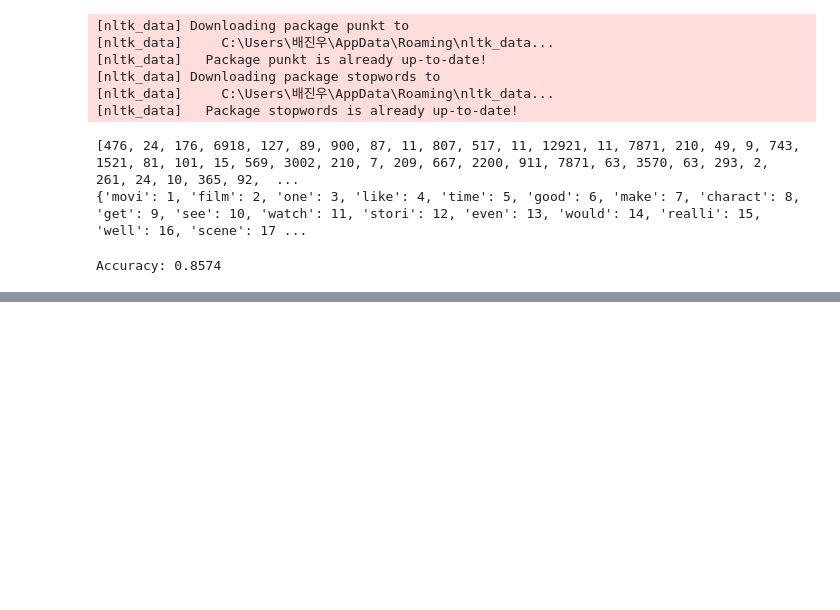
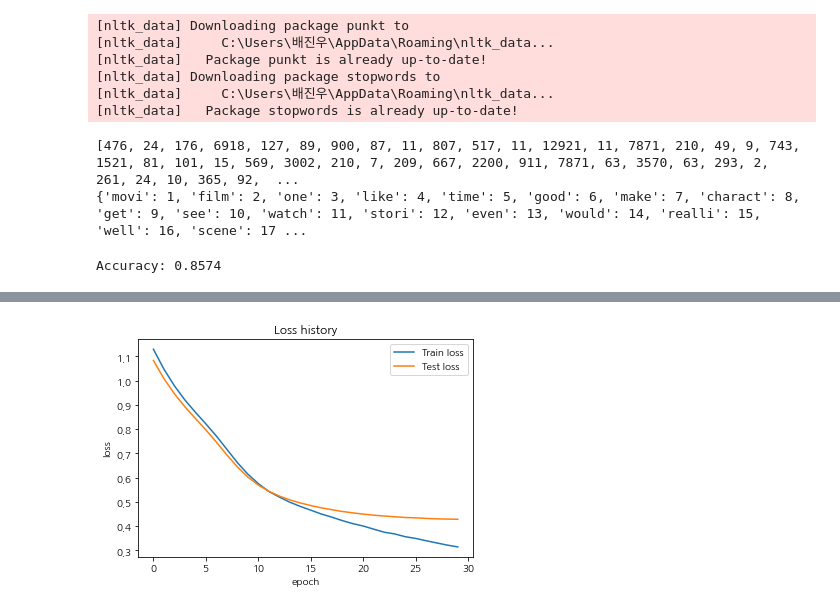
Before and after one commit to bigboom1253/python_note, a Jupyter notebook: 딥러닝/자연어처리 영화리뷰 분석- popcorn.ipynb, the cells around one changed output, grey strips where cells are left out. Saved outputs shown, nothing was run; the diff lists cells and outputs as text; code cells hidden in the pictures; blank space fills up the shorter version.

```diff
--- a/딥러닝/자연어처리 영화리뷰 분석- popcorn.ipynb
+++ b/딥러닝/자연어처리 영화리뷰 분석- popcorn.ipynb
@@ -219,0 +480,81 @@ Accuracy: 0.8574
+# %%
+# Word Embedding & CNN을 이용한 감성분석
+from tensorflow.keras.preprocessing.sequence import pad_sequences
+from tensorflow.keras.preprocessing.text import Tokenizer
+from tensorflow.keras.layers import Input, Embedding, Dense, Dropout
+from tensorflow.keras.layers import Conv1D, GlobalMaxPool1D, Concatenate
+from sklearn.model_selection import train_test_split
+from tensorflow.keras.models import Model
+from tensorflow.keras.optimizers import Adam
+from tensorflow.keras import regularizers
+import matplotlib.pyplot as plt
+from scipy import stats
+import numpy as np
+import pickle
+
+
+# 학습 데이터를 읽어온다.
+with open(DATA_PATH + 'popcorn.pkl', 'rb') as f:
+    x_text, _, y_target, _ = pickle.load(f)
+
+y_target = np.array(y_target).reshape(-1,1)
+
+# 사전이 너무 크다. 줄여보자.
+VOCAB_SIZE = 20000
+tokenizer = Tokenizer(num_words = VOCAB_SIZE, oov_token='<OOV>')
+tokenizer.fit_on_texts(x_text)
+x_feat = tokenizer.texts_to_sequences(x_text)
+word2idx = {k:v for k, v in tokenizer.word_index.items() if v < VOCAB_SIZE}
+word2idx['<PAD>'] = 0
+
+# 각 리뷰의 길이를 max_seq_len로 맞춘다. 길면 자르고, 짧으면 padding을 추가한다.
+MAX_SEQ_LEN = 174
+x_data_pad = pad_sequences(x_feat, maxlen=MAX_SEQ_LEN, padding='post', truncating='post')
+
+# 학습 데이터와 시험 데이터로 분리한다.
+x_train, x_test, y_train, y_test = train_test_split(x_data_pad, y_target, test_size=0.2)
+x_train.shape, x_test.shape, y_train.shape, y_test.shape
+
+# CNN 모델을 빌드한다.
+VOCAB_SIZE = len(word2idx)
+EMB_SIZE = 32
+NUM_FILTER = 32
+
+# Convolution & Pooling
+def conv1d_maxpool(x, k):
+    conv = Conv1D(filters=NUM_FILTER, kernel_size=k, activation='relu',
+               kernel_regularizer=regularizers.l2(0.005))(x)
+    return GlobalMaxPool1D()(conv)
+
+x_input = Input(batch_shape=(None, x_train.shape[1]))
+emb = Embedding(input_dim=VOCAB_SIZE, output_dim=EMB_SIZE)(x_input)
+emb = Dropout(rate=0.5)(emb)
+
+pool1 = conv1d_maxpool(emb, k=3)  # 3-gram
+pool2 = conv1d_maxpool(emb, k=4)  # 4-gram
+pool3 = conv1d_maxpool(emb, k=5)  # 5-gram
+concat = Concatenate()([pool1, pool2, pool3])
+y_output = Dense(1, activation='sigmoid')(concat)
+
+model = Model(x_input, y_output)
+model.compile(loss='binary_crossentropy', optimizer=Adam(learning_rate=0.0005))
+model.summary()
+
+# 학습
+hist = model.fit(x_train, y_train, validation_data = (x_test, y_test), batch_size = 1024, epochs = 30)
+
+# Loss history를 그린다
+plt.plot(hist.history['loss'], label='Train loss')
+plt.plot(hist.history['val_loss'], label = 'Test loss')
+plt.legend()
+plt.title("Loss history")
+plt.xlabel("epoch")
+plt.ylabel("loss")
+plt.show()
+
+# 시험 데이터로 학습 성능을 평가한다
+pred = model.predict(x_test)
+y_pred = np.where(pred > 0.5, 1, 0)
+accuracy = (y_pred == y_test).mean()
+print("\nAccuracy = %.2f %s" % (accuracy * 100, '%'))
+# %% [output]
@@ -219,0 +578 @@ Accuracy: 0.8574
+[figure, added]
```
Also changed, not shown: parts of 5 cells of this notebook, 1 other file.
